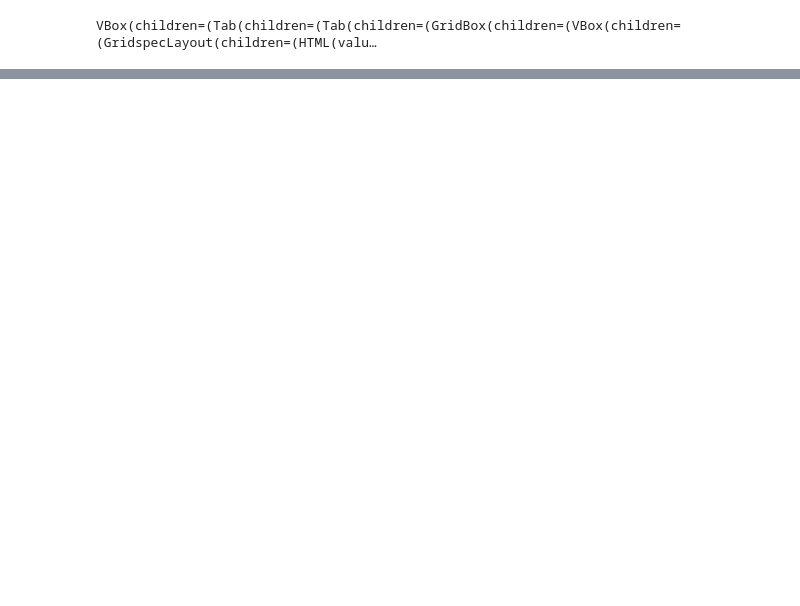
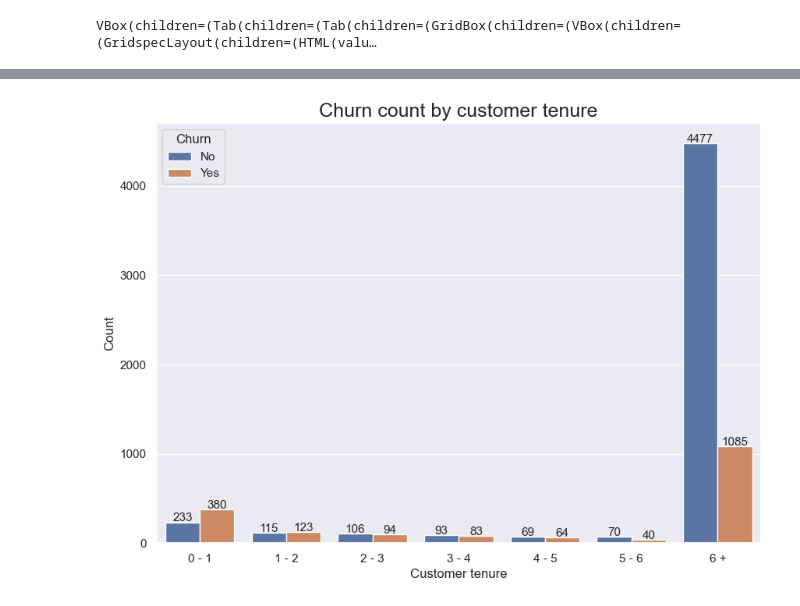
Before and after one commit to AshjWright88/Churn-Model, a Jupyter notebook: 02 Exploration/AW_Explore.ipynb, the cells around one changed output, grey strips where cells are left out. Saved outputs shown, nothing was run; the diff lists cells and outputs as text; code cells hidden in the pictures; blank space fills up the shorter version.

```diff
--- a/02 Exploration/AW_Explore.ipynb
+++ b/02 Exploration/AW_Explore.ipynb
@@ -28,0 +264,13 @@ VBox(children=(Tab(children=(Tab(children=(GridBox(children=(VBox(children=(Grid
+# %%
+tnrbucket_order = ['0 - 1','1 - 2','2 - 3','3 - 4','4 - 5', '5 - 6','6 +']
+plt.subplots(figsize = (10,7))
+ax = sns.countplot(x="tenureBuckets", hue='Churn', data=df, order = tnrbucket_order)
+ax.set_title('Churn count by customer tenure',fontsize = 18 )
+ax.set_xlabel('Customer tenure', fontsize = 12)
+ax.set_ylabel('Count', fontsize = 12)
+for rect in ax.patches:
+    ax.text (rect.get_x() + rect.get_width() / 2, rect.get_height()+ 10, rect.get_height()
+             ,horizontalalignment='center', fontsize = 11)
+plt.show()
+# %% [output]
+[figure, added]
```
Also changed, not shown: parts of 36 cells of this notebook.
